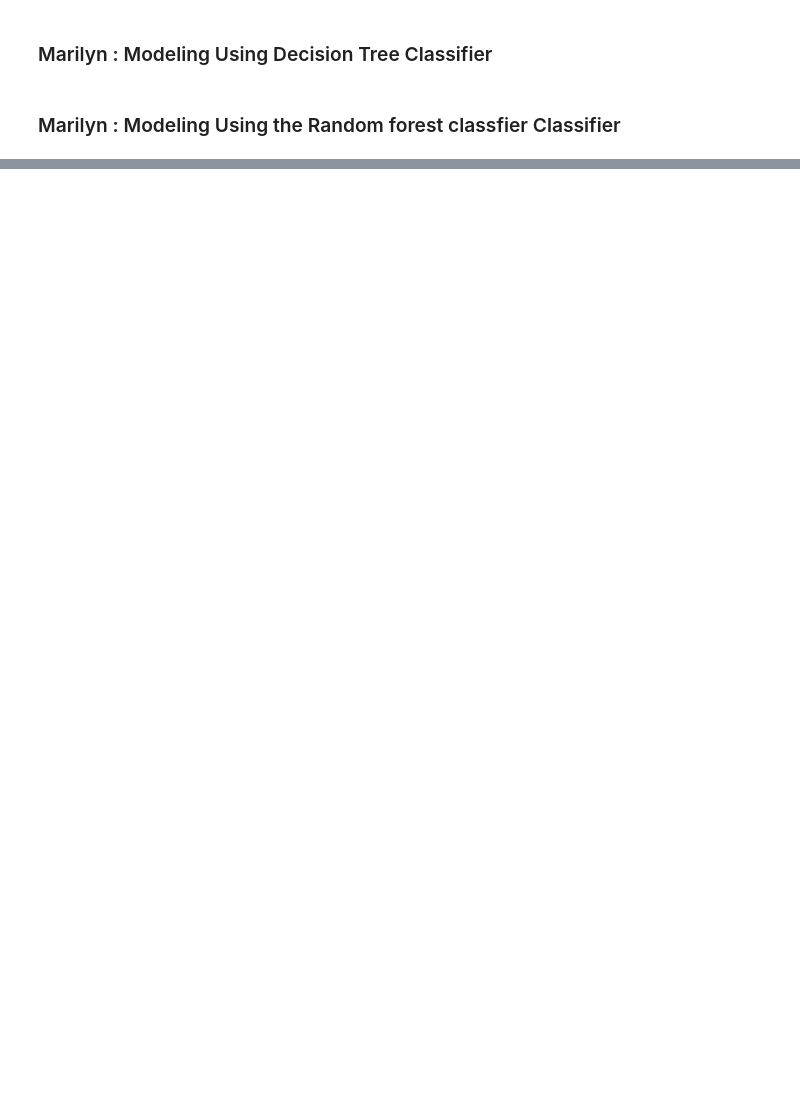
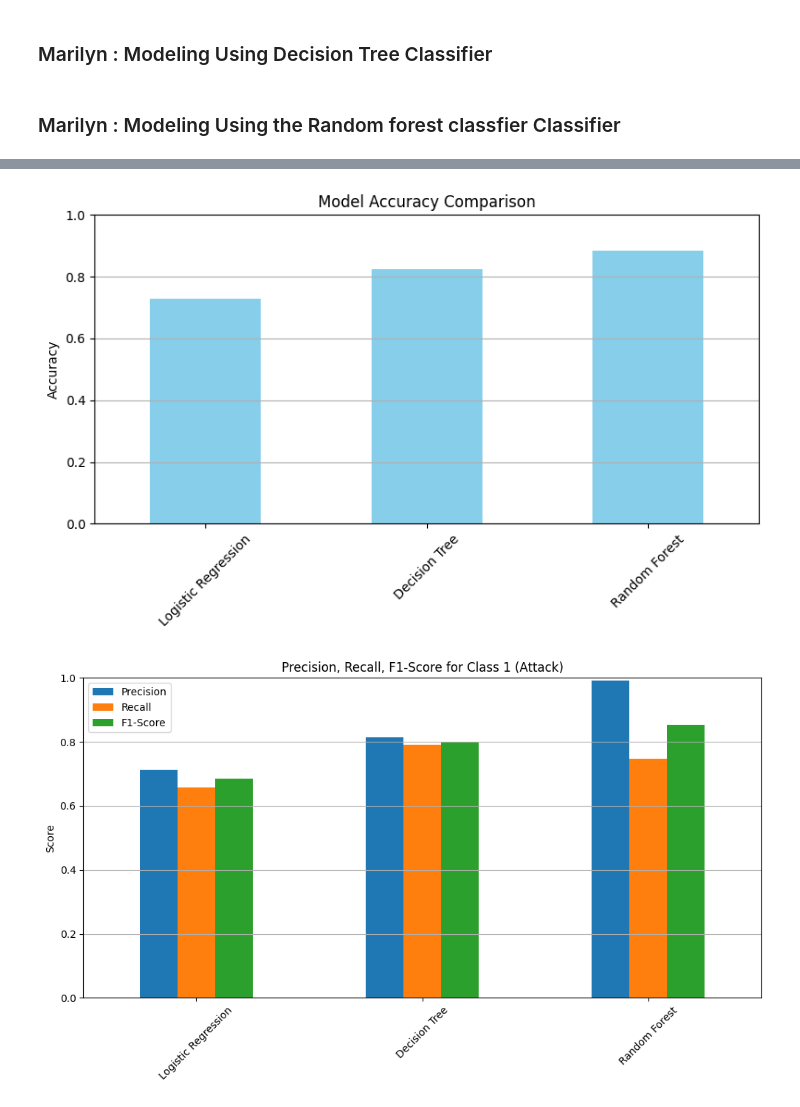
Before and after one commit to MarilynMaika/DSA2040A_DataMining_Group4, a Jupyter notebook: 3_data_mining.ipynb, the cells around one changed output, grey strips where cells are left out. Cells and saved outputs as stored; diff of their text form; code cells hidden in the pictures; blank space fills up the shorter version.

Commit message:
Performed supervised learning technique model evaluation

```diff
--- a/3_data_mining.ipynb
+++ b/3_data_mining.ipynb
@@ -144,0 +197,28 @@ forest_pred = forest_model.predict(X_test)
+# %%
+# Convert to DataFrame for easier plotting
+import pandas as pd
+
+scores_df = pd.DataFrame(model_scores).T  # Transpose for plotting
+
+# Plot Accuracy
+scores_df['Accuracy'].plot(kind='bar', figsize=(8, 5), color='skyblue')
+plt.title("Model Accuracy Comparison")
+plt.ylabel("Accuracy")
+plt.ylim(0, 1)
+plt.xticks(rotation=45)
+plt.grid(True, axis='y')
+plt.tight_layout()
+plt.show()
+
+# Plot Precision, Recall, F1-Score
+scores_df[['Precision', 'Recall', 'F1-Score']].plot(kind='bar', figsize=(10, 6))
+plt.title("Precision, Recall, F1-Score for Class 1 (Attack)")
+plt.ylabel("Score")
+plt.ylim(0, 1)
+plt.xticks(rotation=45)
+plt.grid(True, axis='y')
+plt.tight_layout()
+plt.show()
+# %% [output]
+[figure, added]
+[figure, added]
```
Also changed, not shown: parts of 9 cells of this notebook.
